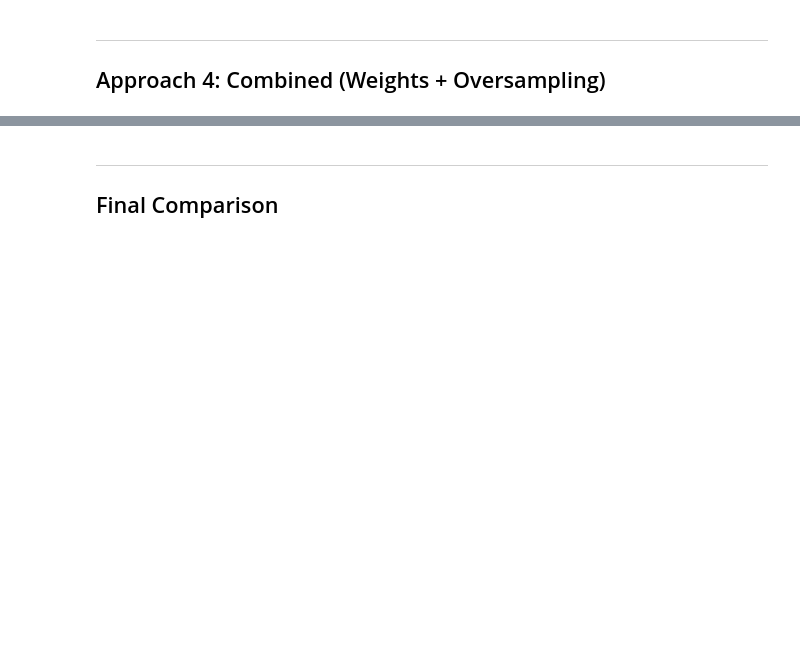
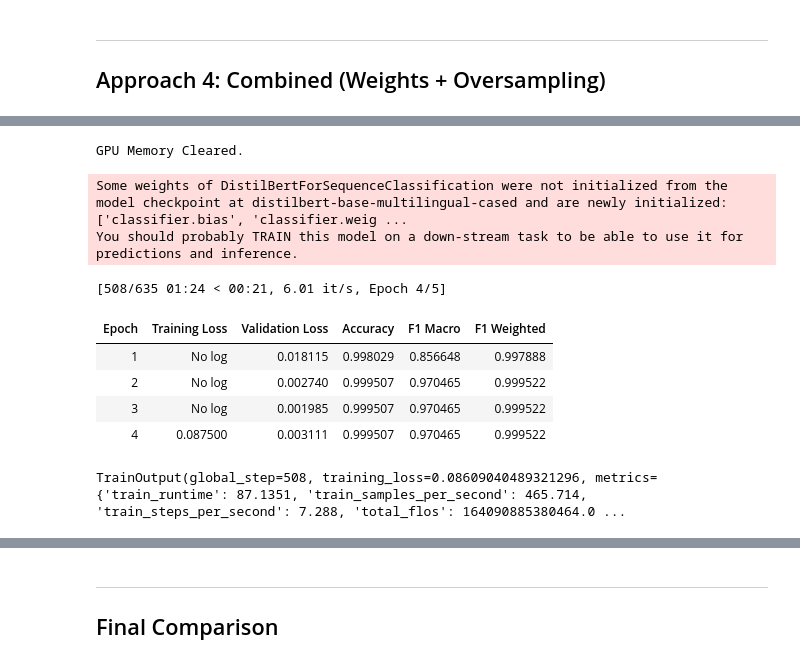
Before and after one commit to Julster35/BuzzwordLearner, a Jupyter notebook: notebooks/08_distilbert_comparison.ipynb, the cells around one changed output, grey strips where cells are left out. Drawn from its saved outputs; the diff is of its cells as text; code cells hidden in the pictures; blank space fills up the shorter version.

```diff
--- a/notebooks/08_distilbert_comparison.ipynb
+++ b/notebooks/08_distilbert_comparison.ipynb
@@ -541,20 +742,48 @@ print(f"Stage 1 - Other: {train_dept_stage1['is_other'].sum()}, Not-Other: {len(
+# %%
+import gc
+import torch
+# 1. Delete large model objects from previous approaches
+# (Add any other model variables you've used)
+for var in ['model', 'model_sen', 'model_weighted', 'model_os', 'model_os_sen', 'model_combined']:
+    if var in globals():
+        del globals()[var]
+# 2. Clear out the Trainer objects (they hold gradients)
+for trainer_var in ['trainer_baseline_dept', 'trainer_baseline_sen', 'trainer_weighted_dept', 'trainer_os_dept', 'trainer_os_sen', 'trainer_combined_dept']:
+    if trainer_var in globals():
+        del globals()[trainer_var]
+# 3. Force Garbage Collection and CUDA flush
+gc.collect()
+torch.cuda.empty_cache()
+print("GPU Memory Cleared.")
+# %% [output]
+GPU Memory Cleared.
 # %%
-# Train Stage 1 (Binary)
-model_stage1 = AutoModelForSequenceClassification.from_pretrained(MODEL_NAME, num_labels=2)
-
-args_stage1 = TrainingArguments(
-    output_dir=f"{TRAINING_OUTPUT_DIR}/stage1",
+# Speed-Optimized Stage 1
+w1 = torch.tensor(compute_class_weights(train_dept_s1['is_other'].values, 2), dtype=torch.float)
+args_s1 = TrainingArguments(
+    output_dir=f"{TRAINING_OUTPUT_DIR}/s1_fast",
     eval_strategy="epoch", save_strategy="epoch",
-    learning_rate=2e-5, per_device_train_batch_size=64, per_device_eval_batch_size=64,
-    num_train_epochs=20, weight_decay=0.01, load_best_model_at_end=True,
-    metric_for_best_model="f1_macro", save_total_limit=1, seed=SEED
+    learning_rate=2e-5, # Faster convergence
+    per_device_train_batch_size=64, # Higher throughput
+    num_train_epochs=5, # Convergence usually happens by epoch 3
+    load_best_model_at_end=True,
+    metric_for_best_model="f1_macro",
+    report_to="none", bf16=torch.cuda.is_available()
 )
-
-trainer_stage1 = Trainer(
-    model=model_stage1, args=args_stage1, train_dataset=train_ds_stage1, eval_dataset=val_ds_stage1,
+trainer_s1 = WeightedTrainer(
+    class_weights=w1, model=AutoModelForSequenceClassification.from_pretrained(MODEL_NAME, num_labels=2),
+    args=args_s1, train_dataset=train_ds_s1, eval_dataset=val_ds_s1,
     tokenizer=tokenizer, data_collator=DataCollatorWithPadding(tokenizer),
-    compute_metrics=compute_metrics, callbacks=[EarlyStoppingCallback(early_stopping_patience=3)]
+    compute_metrics=compute_metrics, callbacks=[EarlyStoppingCallback(early_stopping_patience=2)]
 )
-
-print("Training Stage 1 (Other vs Not-Other)...")
-trainer_stage1.train()
+trainer_s1.train()
+# %% [output]
+Some weights of DistilBertForSequenceClassification were not initialized from the model checkpoint at distilbert-base-multilingual-cased and are newly initialized: ['classifier.bias', 'classifier.weig ...
+You should probably TRAIN this model on a down-stream task to be able to use it for predictions and inference.
+[508/635 01:24 < 00:21, 6.01 it/s, Epoch 4/5]
+| Epoch | Training Loss | Validation Loss | Accuracy | F1 Macro | F1 Weighted |
+| 1 | No log | 0.018115 | 0.998029 | 0.856648 | 0.997888 |
+| 2 | No log | 0.002740 | 0.999507 | 0.970465 | 0.999522 |
+| 3 | No log | 0.001985 | 0.999507 | 0.970465 | 0.999522 |
+| 4 | 0.087500 | 0.003111 | 0.999507 | 0.970465 | 0.999522 |
+TrainOutput(global_step=508, training_loss=0.08609040489321296, metrics={'train_runtime': 87.1351, 'train_samples_per_second': 465.714, 'train_steps_per_second': 7.288, 'total_flos': 164090885380464.0 ...
```
Also changed, not shown: parts of 22 cells of this notebook, 20 other files.
